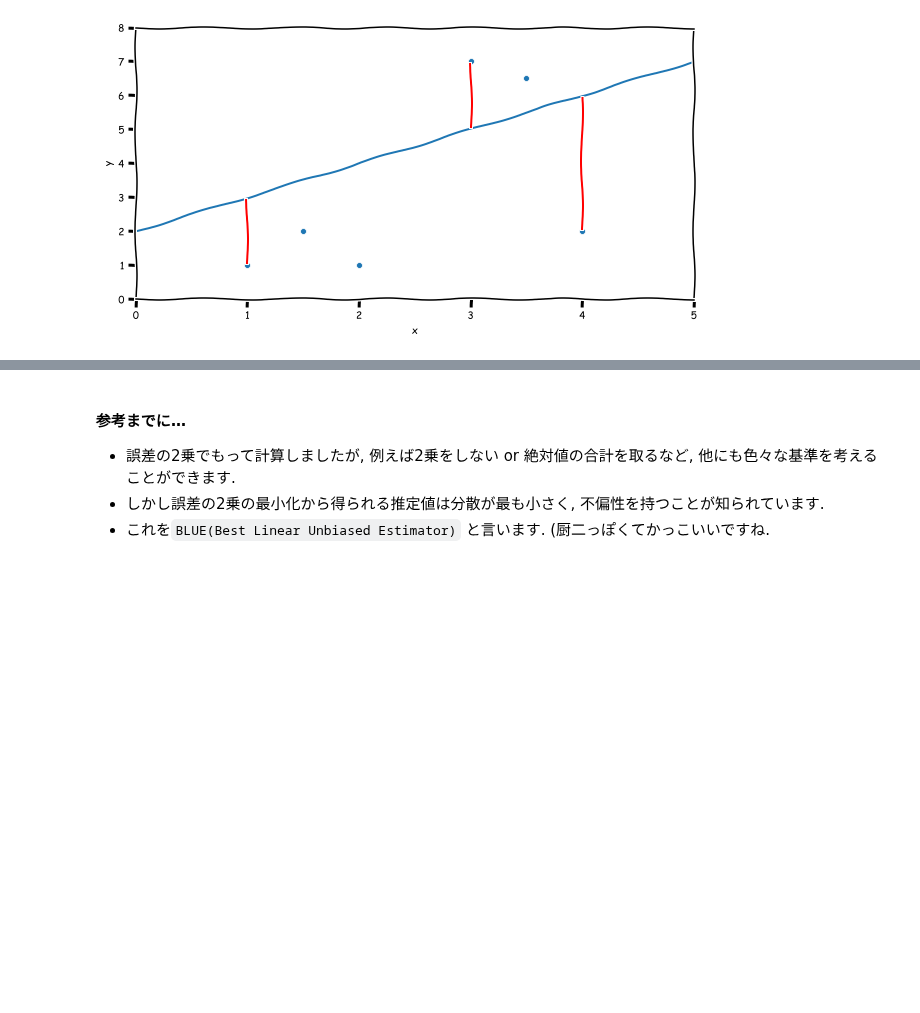
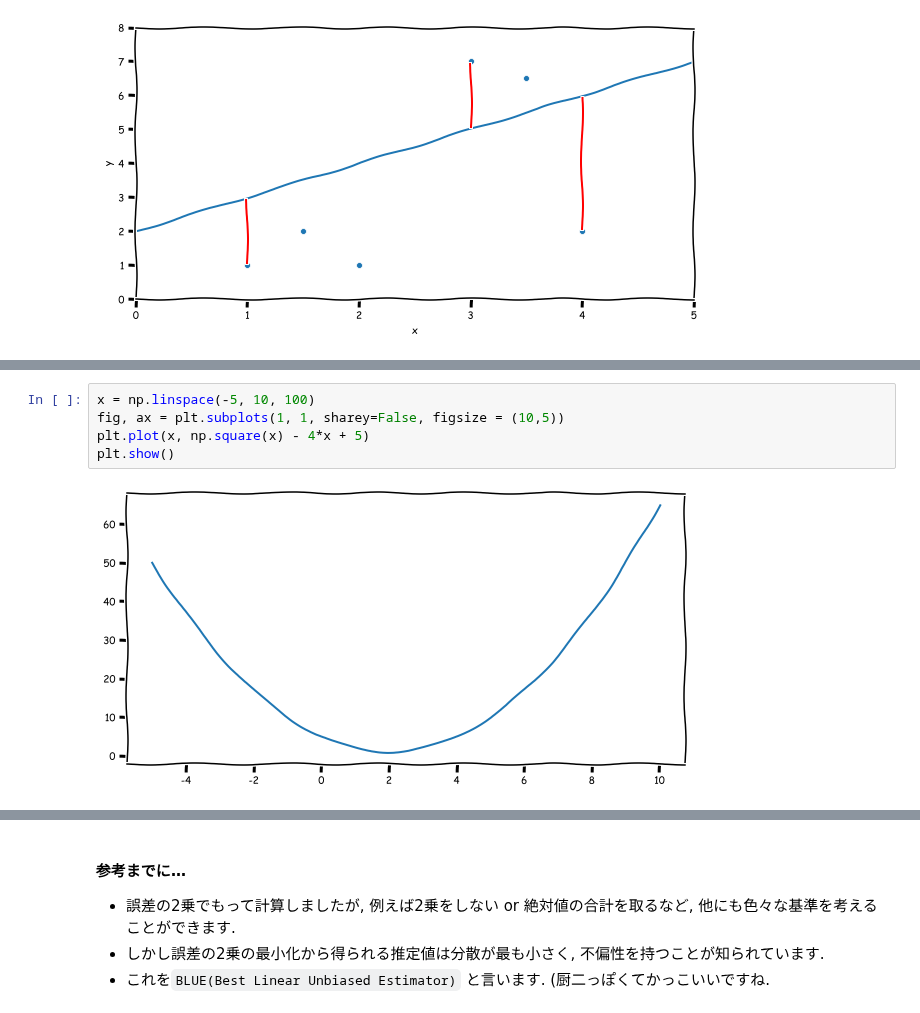
Before and after one commit to Soichiro-Fujioka/chotto-dekiru-DS, a Jupyter notebook: statistics/statistics-1.ipynb, the cells around one changed output, grey strips where cells are left out. Cells and saved outputs as stored; diff of their text form; blank space fills up the shorter version.

```diff
--- a/statistics/statistics-1.ipynb
+++ b/statistics/statistics-1.ipynb
@@ -865,0 +891,7 @@ $$
+# %%
+x = np.linspace(-5, 10, 100)
+fig, ax = plt.subplots(1, 1, sharey=False, figsize = (10,5))
+plt.plot(x, np.square(x) - 4*x + 5)
+plt.show()
+# %% [output]
+[figure, added]
```
Also changed, not shown: parts of 28 cells of this notebook.
